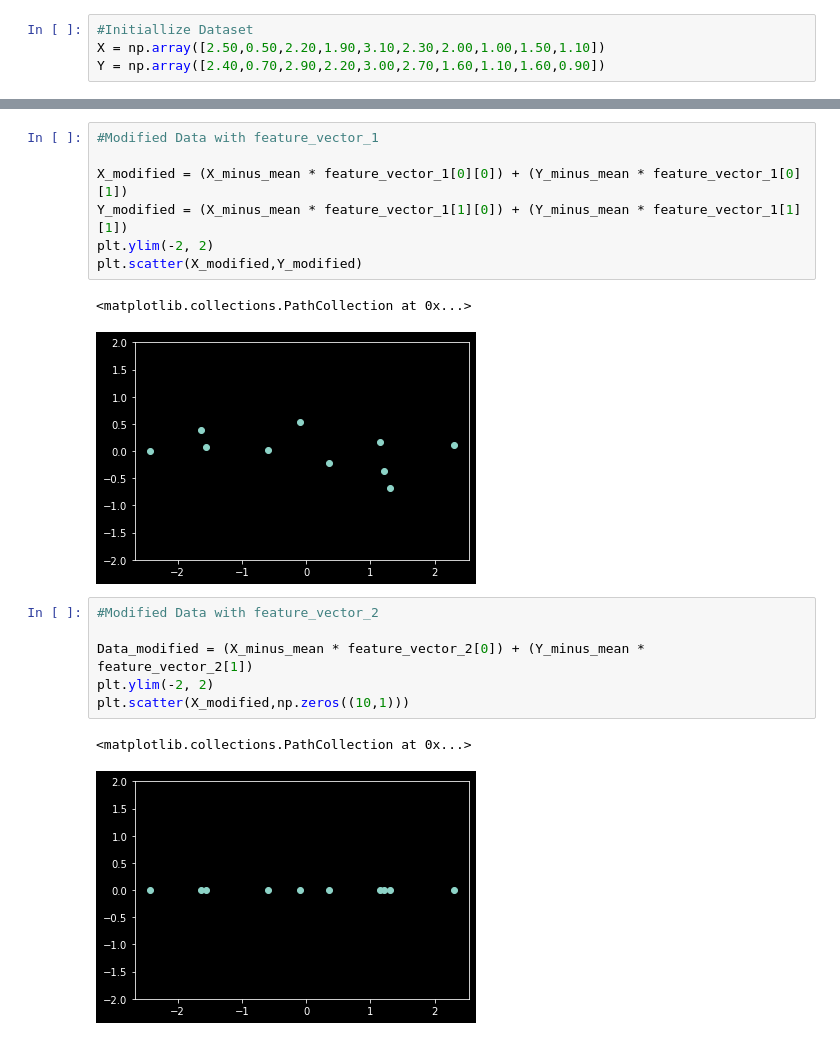
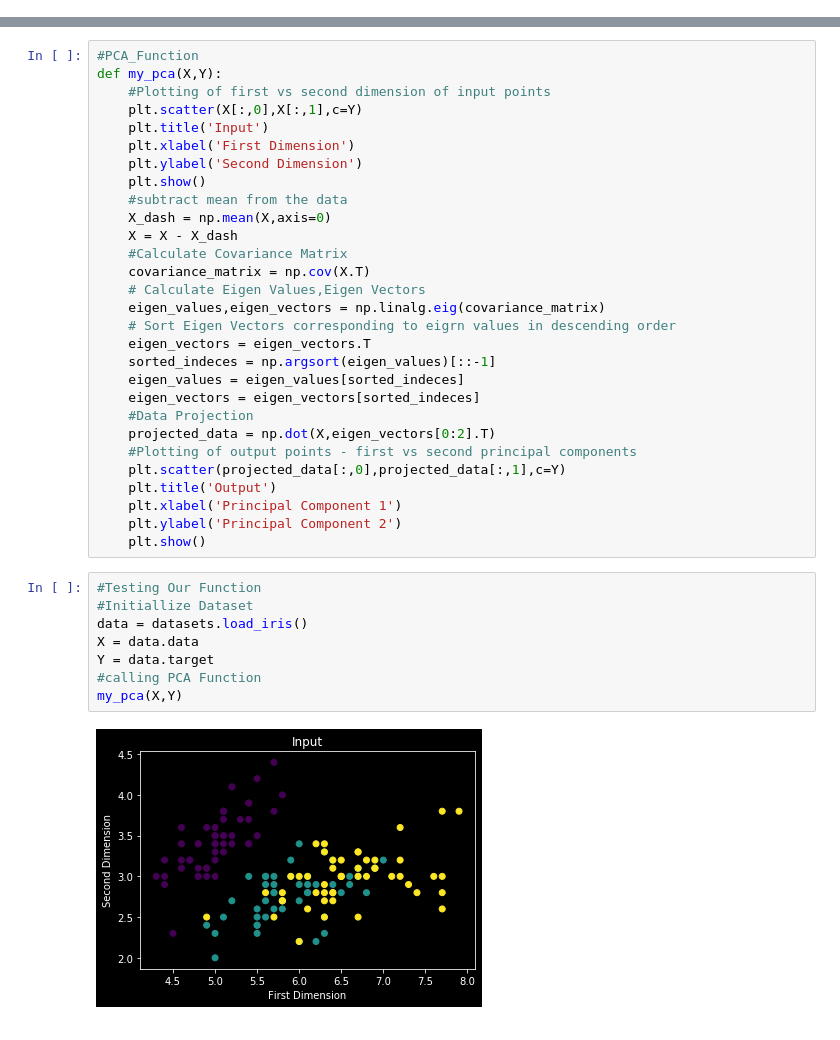
Before and after one commit to be320/PCA-Implementation, a Jupyter notebook: main.ipynb, the cells around one changed output, grey strips where cells are left out. Drawn from its saved outputs; the diff is of its cells as text.

Commit message:
Made the function generic

```diff
--- a/main.ipynb
+++ b/main.ipynb
@@ -7,4 +7,0 @@ from math import sqrt
-# %%
-#Initiallize Dataset
-X = np.array([2.50,0.50,2.20,1.90,3.10,2.30,2.00,1.00,1.50,1.10])
-Y = np.array([2.40,0.70,2.90,2.20,3.00,2.70,1.60,1.10,1.60,0.90])
@@ -104,19 +8,39 @@ feature_vector_2 = eigen_vector[0]
-# %%
-#Modified Data with feature_vector_1
-
-X_modified = (X_minus_mean * feature_vector_1[0][0]) + (Y_minus_mean * feature_vector_1[0][1])
-Y_modified = (X_minus_mean * feature_vector_1[1][0]) + (Y_minus_mean * feature_vector_1[1][1])
-plt.ylim(-2, 2)
-plt.scatter(X_modified,Y_modified)
-# %% [output]
-<matplotlib.collections.PathCollection at 0x...>
-[figure, removed]
-# %%
-#Modified Data with feature_vector_2
-
-Data_modified = (X_minus_mean * feature_vector_2[0]) + (Y_minus_mean * feature_vector_2[1])
-plt.ylim(-2, 2)
-plt.scatter(X_modified,np.zeros((10,1)))
-# %% [output]
-<matplotlib.collections.PathCollection at 0x...>
-[figure, removed]
+# %%
+#PCA_Function
+def my_pca(X,Y):
+    #Plotting of first vs second dimension of input points
+    plt.scatter(X[:,0],X[:,1],c=Y)
+    plt.title('Input')
+    plt.xlabel('First Dimension')
+    plt.ylabel('Second Dimension')
+    plt.show()
+    #subtract mean from the data
+    X_dash = np.mean(X,axis=0)
+    X = X - X_dash
+    #Calculate Covariance Matrix
+    covariance_matrix = np.cov(X.T)
+    # Calculate Eigen Values,Eigen Vectors
+    eigen_values,eigen_vectors = np.linalg.eig(covariance_matrix)
+    # Sort Eigen Vectors corresponding to eigrn values in descending order
+    eigen_vectors = eigen_vectors.T
+    sorted_indeces = np.argsort(eigen_values)[::-1]
+    eigen_values = eigen_values[sorted_indeces]
+    eigen_vectors = eigen_vectors[sorted_indeces]
+    #Data Projection
+    projected_data = np.dot(X,eigen_vectors[0:2].T)
+    #Plotting of output points - first vs second principal components
+    plt.scatter(projected_data[:,0],projected_data[:,1],c=Y)
+    plt.title('Output')
+    plt.xlabel('Principal Component 1')
+    plt.ylabel('Principal Component 2')
+    plt.show()
+# %%
+#Testing Our Function
+#Initiallize Dataset
+data = datasets.load_iris()
+X = data.data
+Y = data.target
+#calling PCA Function
+my_pca(X,Y)
+# %% [output]
+[figure, added]
```
Also changed, not shown: parts of 11 cells of this notebook.
